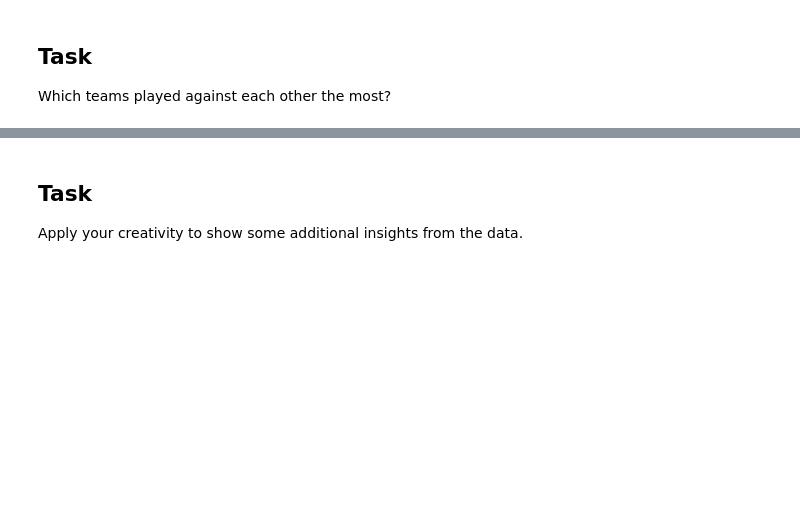
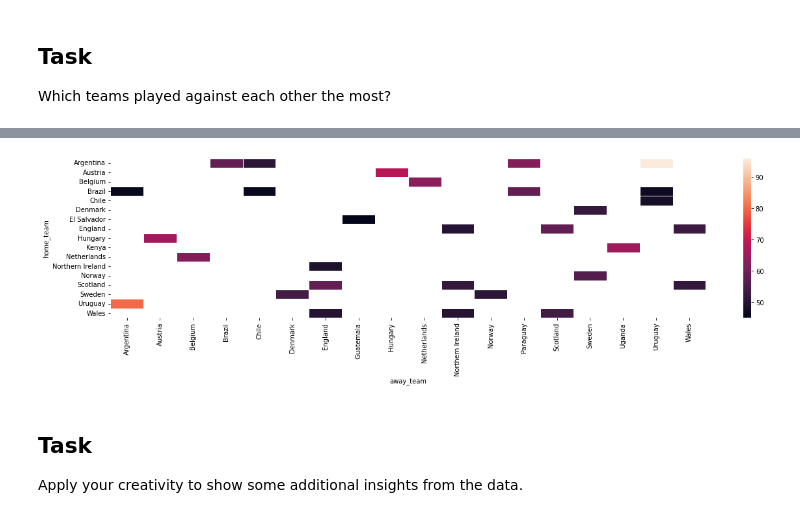
Before and after one commit to TasneemYou/dataviz_exercises, a Jupyter notebook: dataviz_challenge.ipynb, the cells around one changed output, grey strips where cells are left out. Drawn from its saved outputs; the diff is of its cells as text; code cells hidden in the pictures; blank space fills up the shorter version.

```diff
--- a/dataviz_challenge.ipynb
+++ b/dataviz_challenge.ipynb
@@ -314,3 +346,5 @@ Which months through the history had more matches? Is it June, July, or others?
 # %% [markdown]
 ## Task
 Which teams played against each other the most?
+# %%
+df_10=df.groupby(['home_team','away_team']).size().reset_index()
@@ -316,0 +369,4 @@ Which teams played against each other the most?
+# %%
+df_10.rename(columns={0:'score'},inplace=True)
+# %%
+df_10=df_10.sort_values(by='score',ascending=False).head(30)
@@ -317,3 +393,10 @@ Which teams played against each other the most?
+# %%
+df_heatmap = df_10.pivot_table(values='score',index='home_team',columns='away_team')
+s=sns.heatmap(df_heatmap,annot=False,linewidths=0.5)
+s.figure.set_size_inches(20.5, 4.5)
+plt.show()
+# %% [output]
+[figure, added]
 # %% [markdown]
 ## Task
 Apply your creativity to show some additional insights from the data.
```
Also changed, not shown: parts of 8 cells of this notebook.
